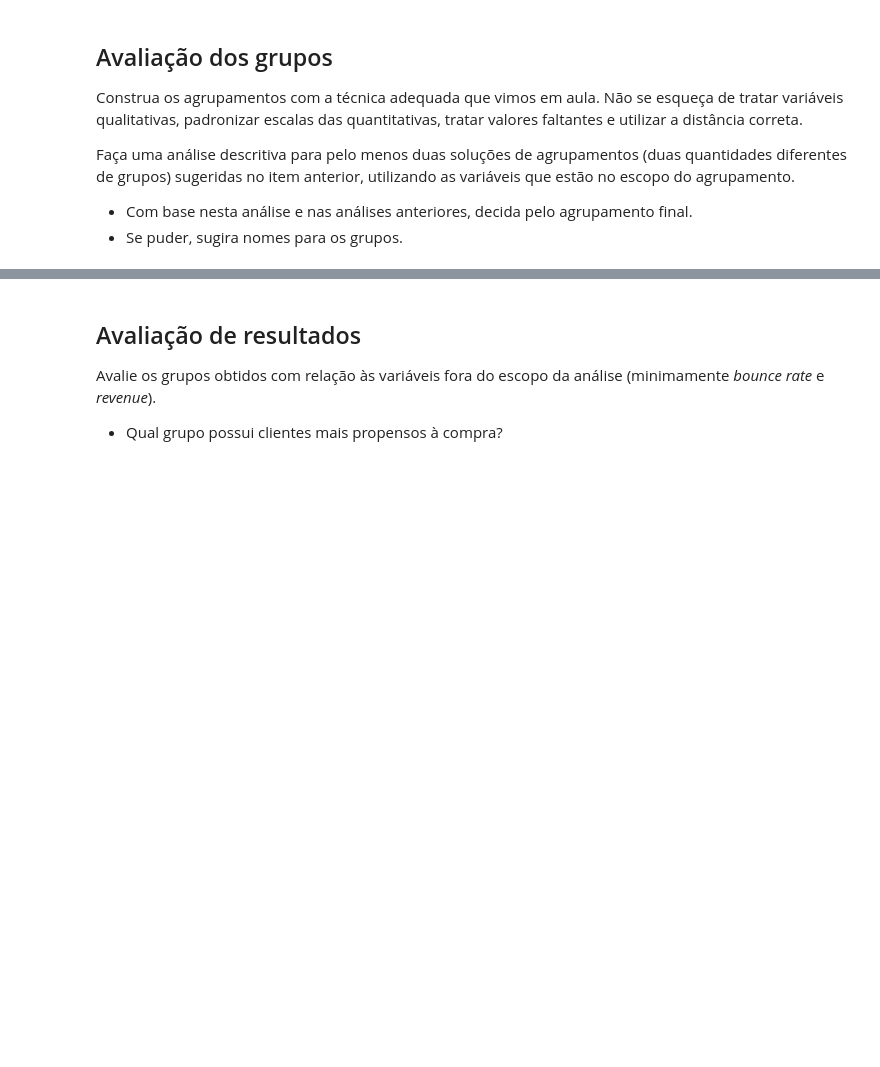
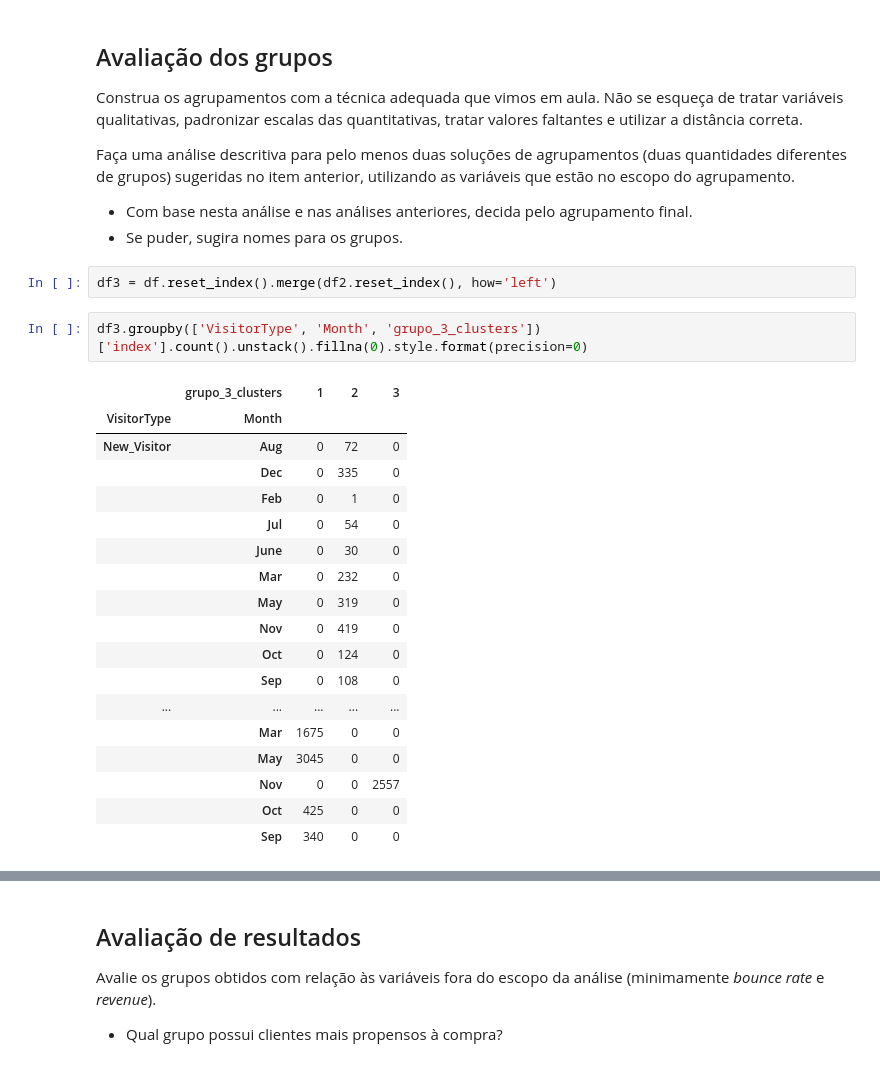
Before and after one commit to PedroHang/Agglomerative-Clustering, a Jupyter notebook: mod30_tarefa02.ipynb, the cells around one changed output, grey strips where cells are left out. Saved outputs shown, nothing was run; the diff lists cells and outputs as text; blank space fills up the shorter version.

```diff
--- a/mod30_tarefa02.ipynb
+++ b/mod30_tarefa02.ipynb
@@ -248,3 +310,26 @@ Construa os agrupamentos com a técnica adequada que vimos em aula. Não se esqu
 Faça uma análise descritiva para pelo menos duas soluções de agrupamentos (duas quantidades diferentes de grupos) sugeridas no item anterior, utilizando as variáveis que estão no escopo do agrupamento.
 - Com base nesta análise e nas análises anteriores, decida pelo agrupamento final.
 - Se puder, sugira nomes para os grupos.
+# %%
+df3 = df.reset_index().merge(df2.reset_index(), how='left')
+# %%
+df3.groupby(['VisitorType', 'Month', 'grupo_3_clusters'])['index'].count().unstack().fillna(0).style.format(precision=0)
+# %% [output]
+|  | grupo_3_clusters | 1 | 2 | 3 |
+| VisitorType | Month |  |  |  |
+| New_Visitor | Aug | 0 | 72 | 0 |
+|  | Dec | 0 | 335 | 0 |
+|  | Feb | 0 | 1 | 0 |
+|  | Jul | 0 | 54 | 0 |
+|  | June | 0 | 30 | 0 |
+|  | Mar | 0 | 232 | 0 |
+|  | May | 0 | 319 | 0 |
+|  | Nov | 0 | 419 | 0 |
+|  | Oct | 0 | 124 | 0 |
+|  | Sep | 0 | 108 | 0 |
+| ... | ... | ... | ... | ... |
+|  | Mar | 1675 | 0 | 0 |
+|  | May | 3045 | 0 | 0 |
+|  | Nov | 0 | 0 | 2557 |
+|  | Oct | 425 | 0 | 0 |
+|  | Sep | 340 | 0 | 0 |
```
Also changed, not shown: parts of 13 cells of this notebook, 4 other files.
